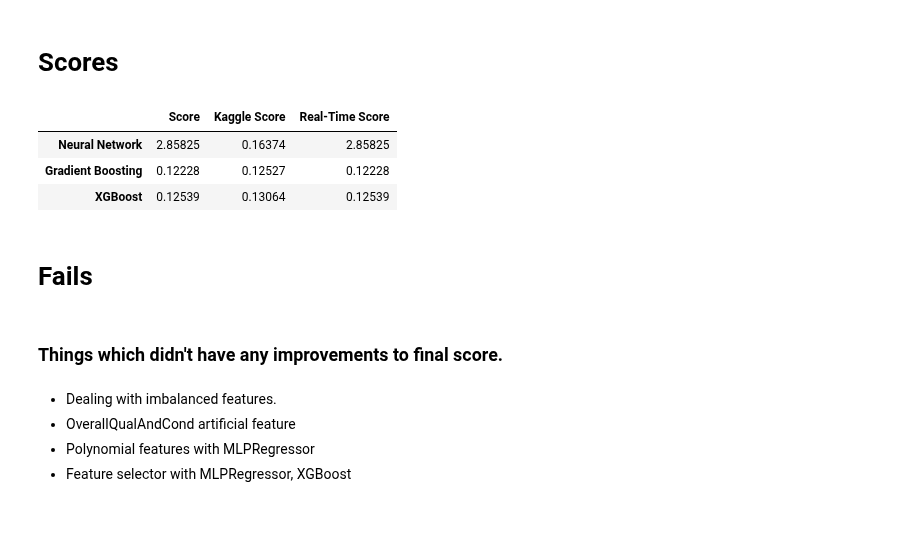
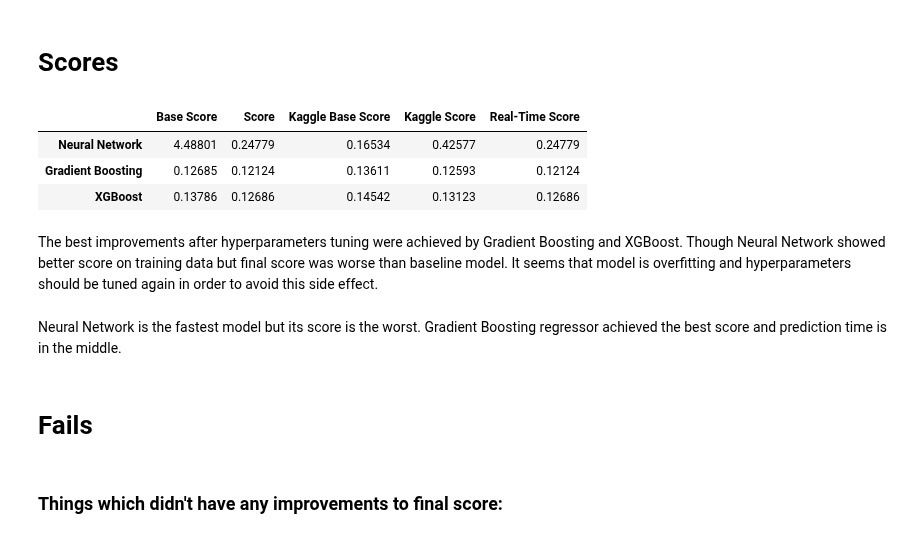
Before and after one commit to Gedas-LT/kaggle-ames-house-prices-boost, a Jupyter notebook: notebook.ipynb, the cells around one changed output. Saved outputs shown, nothing was run; the diff lists cells and outputs as text; code cells hidden in the pictures.

```diff
--- a/notebook.ipynb
+++ b/notebook.ipynb
@@ -195,5 +298,5 @@ gbr = GradientBoostingRegressor(random_state=42, learning_rate=gbr_tuned_params[
 # %%
-gbr_selector = SelectFromModel(estimator=gbr, threshold="0.25*mean")
+gbr_selector = SelectFromModel(estimator=gbr, threshold="0.5*mean")
 # %%
 gbr_pipeline = Pipeline(
     steps=[
@@ -265,4 +333,18 @@ xgb_r_pipeline = Pipeline(
+# %%
+xgboost = xgb.XGBRegressor(eta=xgb_tuned_params["eta"],
+                           min_child_weight=xgb_tuned_params["min_child_weight"],
+                           alpha=xgb_tuned_params["alpha"]
+                                )
+# %%
+xgb_pipeline = Pipeline(
+    steps=[
+        ("merger", get_merger),
+        ("artificial", get_artificial_features),
+        ("preprocessor", preprocessor),
+        ("model", xgboost)
+    ]
+)
 # %%
-xgb_r_scores = cross_val_score(xgb_r_pipeline, X_cv, y_cv, scoring="neg_root_mean_squared_error", error_score="raise")
-abs(xgb_r_scores.mean())
+xgb_scores = cross_val_score(xgb_pipeline, X_cv, y_cv, scoring="neg_root_mean_squared_error", error_score="raise")
+abs(xgb_scores.mean())
 # %% [output]
@@ -296,34 +363,43 @@ output.to_csv("submissions/xgb_predictions.csv", index=False)
 # %% [markdown]
 # Scores
 # %%
-nnet_score = 2.85825
-gbr_score = 0.12228
-xgboost_score = 0.12539
+nnet_base_score = 4.48801
+gbr_base_score = 0.12685
+xgboost_base_score = 0.13786
 
-kaggle_nnet_score = 0.16374
-kaggle_gbr_score = 0.12527
-kaggle_xgboost_score = 0.13064
+nnet_score = 0.24779
+gbr_score = 0.12124
+xgboost_score = 0.12686
 
+kaggle_nnet_base_score = 0.16534
+kaggle_gbr_base_score = 0.13611
+kaggle_xgboost_base_score = 0.14542
 
+kaggle_nnet_score = 0.42577
+kaggle_gbr_score = 0.12593
+kaggle_xgboost_score = 0.13123
 
-scores_table = pd.DataFrame({"Score": [nnet_score, gbr_score, xgboost_score],
+scores_table = pd.DataFrame({"Base Score": [nnet_base_score, gbr_base_score, xgboost_base_score],
+                             "Score": [nnet_score, gbr_score, xgboost_score],
+                             "Kaggle Base Score": [kaggle_nnet_base_score, kaggle_gbr_base_score, kaggle_xgboost_base_score],
                              "Kaggle Score": [kaggle_nnet_score, kaggle_gbr_score, kaggle_xgboost_score],
-                             "Real-Time Score": [round(abs(nnet_scores.mean()), 5), round(abs(gbr_scores.mean()), 5), round(abs(xgb_r_scores.mean()), 5)]}).set_axis(
+                             "Real-Time Score": [round(abs(nnet_scores.mean()), 5), round(abs(gbr_scores.mean()), 5), round(abs(xgb_scores.mean()), 5)]
+                             }
+                            ).set_axis(
                                  ["Neural Network", "Gradient Boosting", "XGBoost"], axis="index"
-                             )
+                                 )
 
 scores_table
 # %% [output]
-|  | Score | Kaggle Score | Real-Time Score |
-| Neural Network | 2.85825 | 0.16374 | 2.85825 |
-| Gradient Boosting | 0.12228 | 0.12527 | 0.12228 |
-| XGBoost | 0.12539 | 0.13064 | 0.12539 |
+|  | Base Score | Score | Kaggle Base Score | Kaggle Score | Real-Time Score |
+| Neural Network | 4.48801 | 0.24779 | 0.16534 | 0.42577 | 0.24779 |
+| Gradient Boosting | 0.12685 | 0.12124 | 0.13611 | 0.12593 | 0.12124 |
+| XGBoost | 0.13786 | 0.12686 | 0.14542 | 0.13123 | 0.12686 |
+# %% [markdown]
+The best improvements after hyperparameters tuning were achieved by Gradient Boosting and XGBoost. Though Neural Network showed better score on training data but final score was worse than baseline model. It seems that model is overfitting and hyperparameters should be tuned again in order to avoid this side effect.
+# %% [markdown]
+Neural Network is the fastest model but its score is the worst. Gradient Boosting regressor achieved the best score and prediction time is in the middle.
 # %% [markdown]
 # Fails
 # %% [markdown]
-### Things which didn't have any improvements to final score.
+### Things which didn't have any improvements to final score:
-# %% [markdown]
-- Dealing with imbalanced features.
-- OverallQualAndCond artificial feature
-- Polynomial features with MLPRegressor
-- Feature selector with MLPRegressor, XGBoost
```
Also changed, not shown: parts of 76 cells of this notebook, 6 other files.
